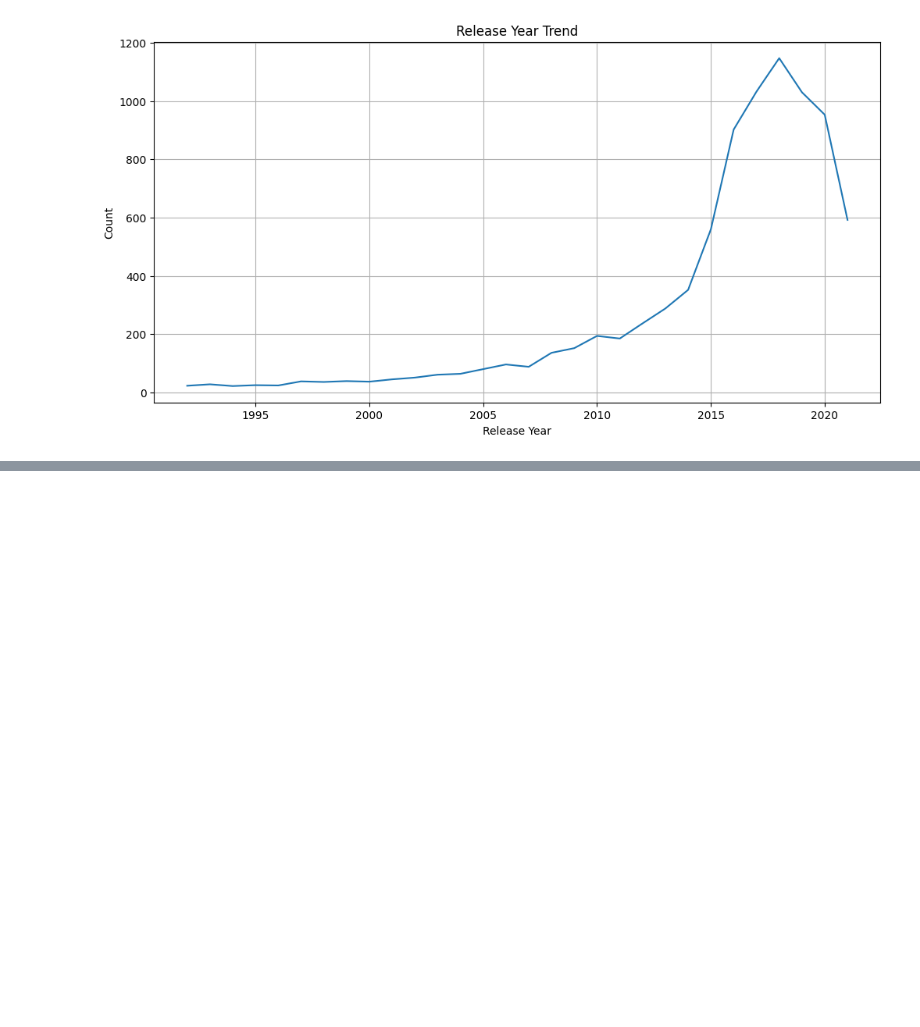
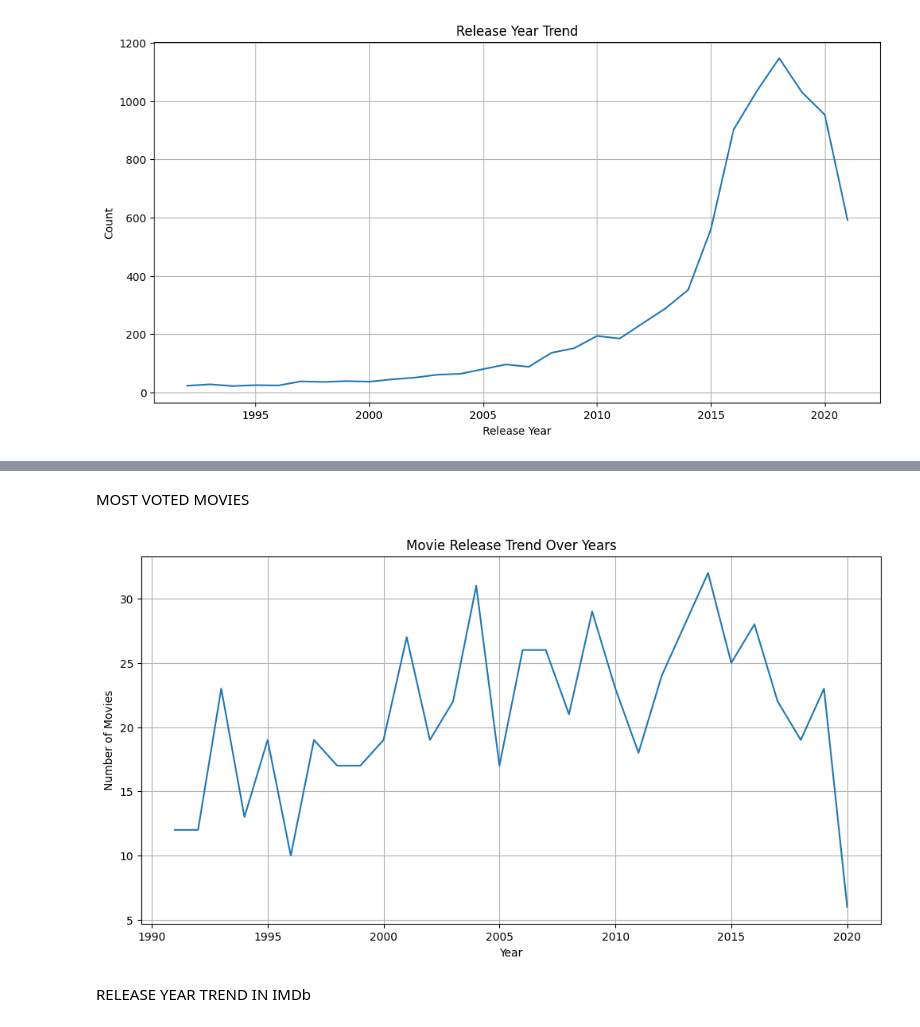
Before and after one commit to vaishya2811/Netflix-Social-Trend-Analytics, a Jupyter notebook: python_analysis/netflix_analysis.ipynb, the cells around one changed output, grey strips where cells are left out. Cells and saved outputs as stored; diff of their text form; code cells hidden in the pictures; blank space fills up the shorter version.

```diff
--- a/python_analysis/netflix_analysis.ipynb
+++ b/python_analysis/netflix_analysis.ipynb
@@ -358,0 +469,23 @@ netflix_df.to_csv("../datasets/netflix_cleaned.csv", index=False)
+# %% [markdown]
+MOST VOTED MOVIES
+# %%
+imdb_df['Released_Year'] = pd.to_numeric(imdb_df['Released_Year'], errors='coerce')
+
+
+recent_movies = imdb_df['Released_Year'].value_counts().sort_index().tail(30)
+
+recent_movies.plot(figsize=(12,6))
+
+plt.title('Movie Release Trend Over Years')
+
+plt.xlabel('Year')
+
+plt.ylabel('Number of Movies')
+
+plt.grid()
+
+plt.show()
+# %% [output]
+[figure, added]
+# %% [markdown]
+RELEASE YEAR TREND IN IMDb
```
Also changed, not shown: parts of 5 cells of this notebook.
